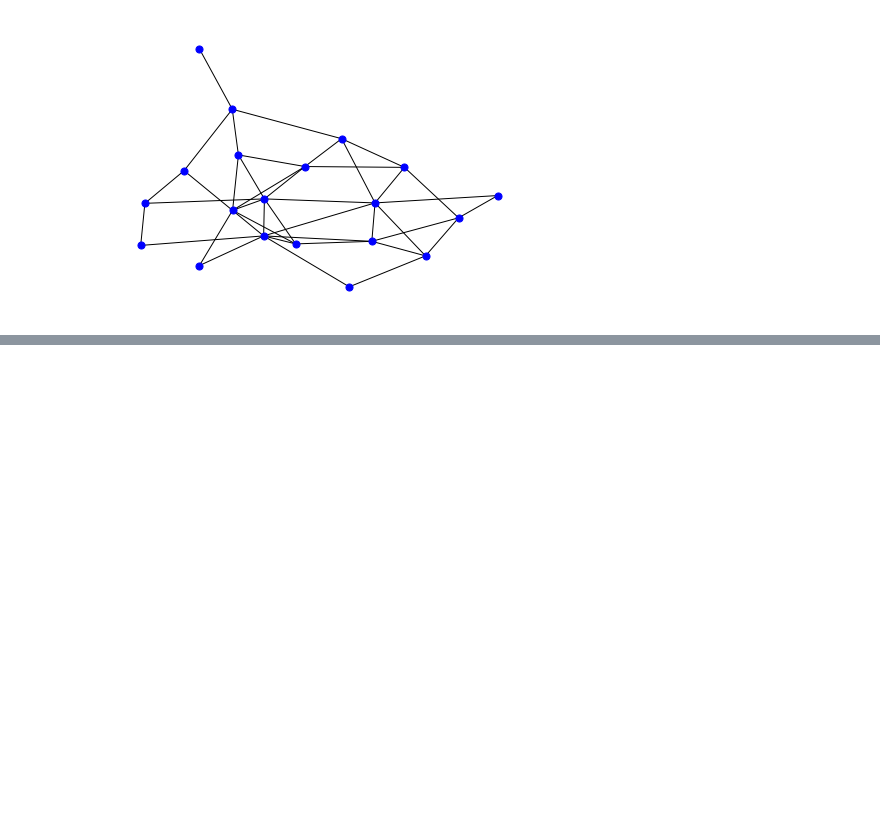
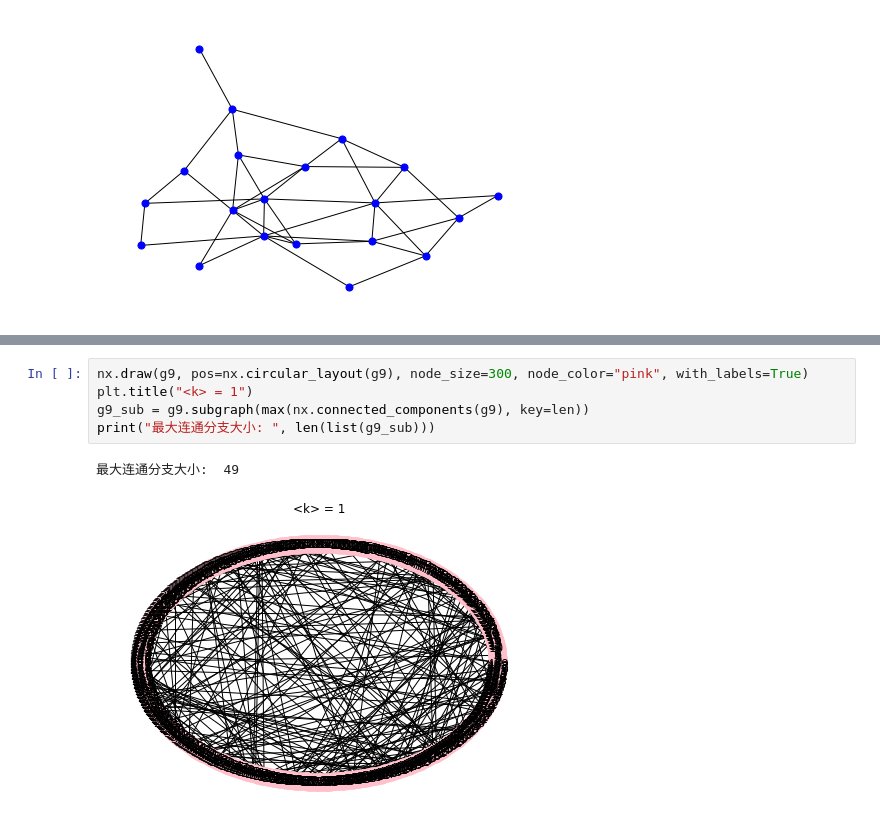
Before and after one commit to zhouhuaian/complex_network_learning, a Jupyter notebook: code/lesson3.ipynb, the cells around one changed output, grey strips where cells are left out. Drawn from its saved outputs; the diff is of its cells as text; blank space fills up the shorter version.

```diff
--- a/code/lesson3.ipynb
+++ b/code/lesson3.ipynb
@@ -100,0 +114,8 @@ Text(0.5, 1.0, 'G(N,p)')
+# %%
+nx.draw(g9, pos=nx.circular_layout(g9), node_size=300, node_color="pink", with_labels=True)
+plt.title("<k> = 1")
+g9_sub = g9.subgraph(max(nx.connected_components(g9), key=len))
+print("最大连通分支大小: ", len(list(g9_sub)))
+# %% [output]
+最大连通分支大小:  49
+[figure, added]
```
Also changed, not shown: parts of 3 cells of this notebook.
